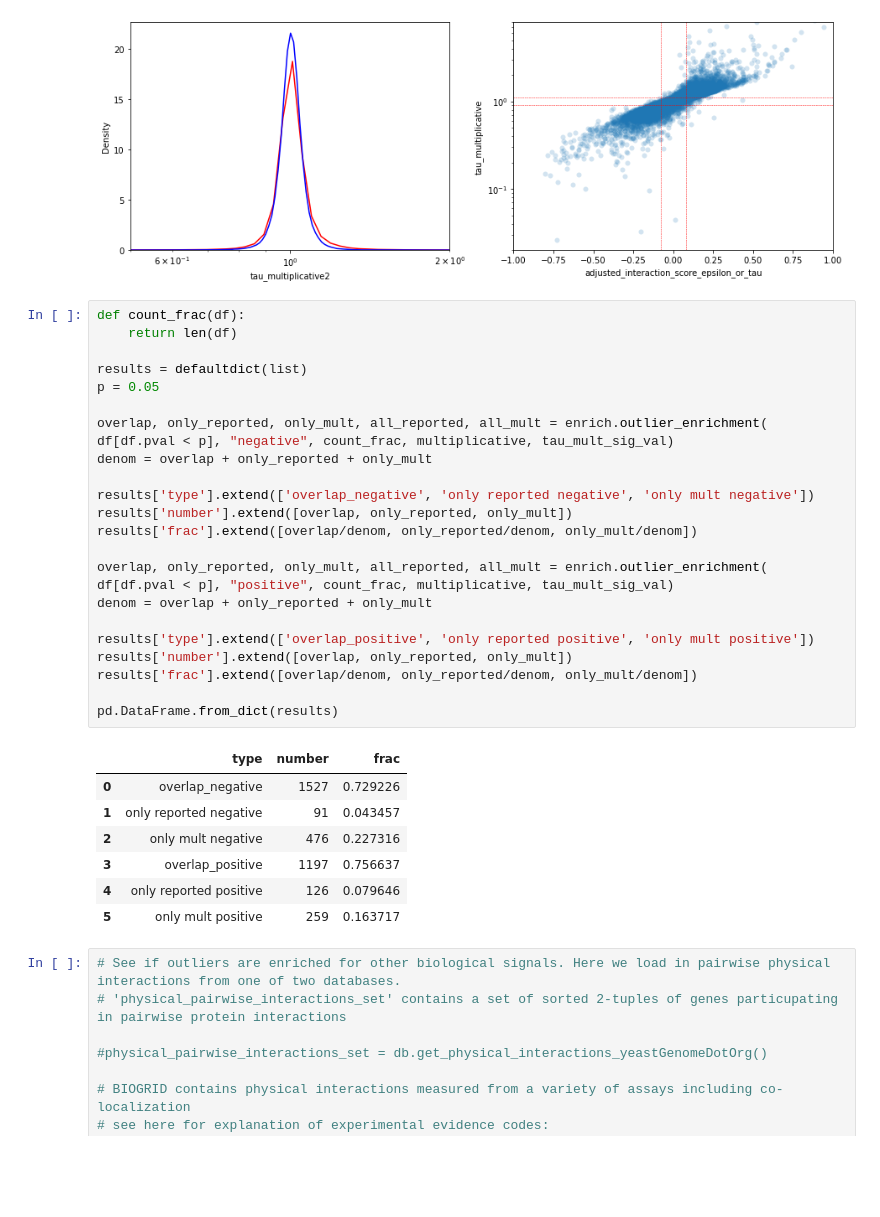
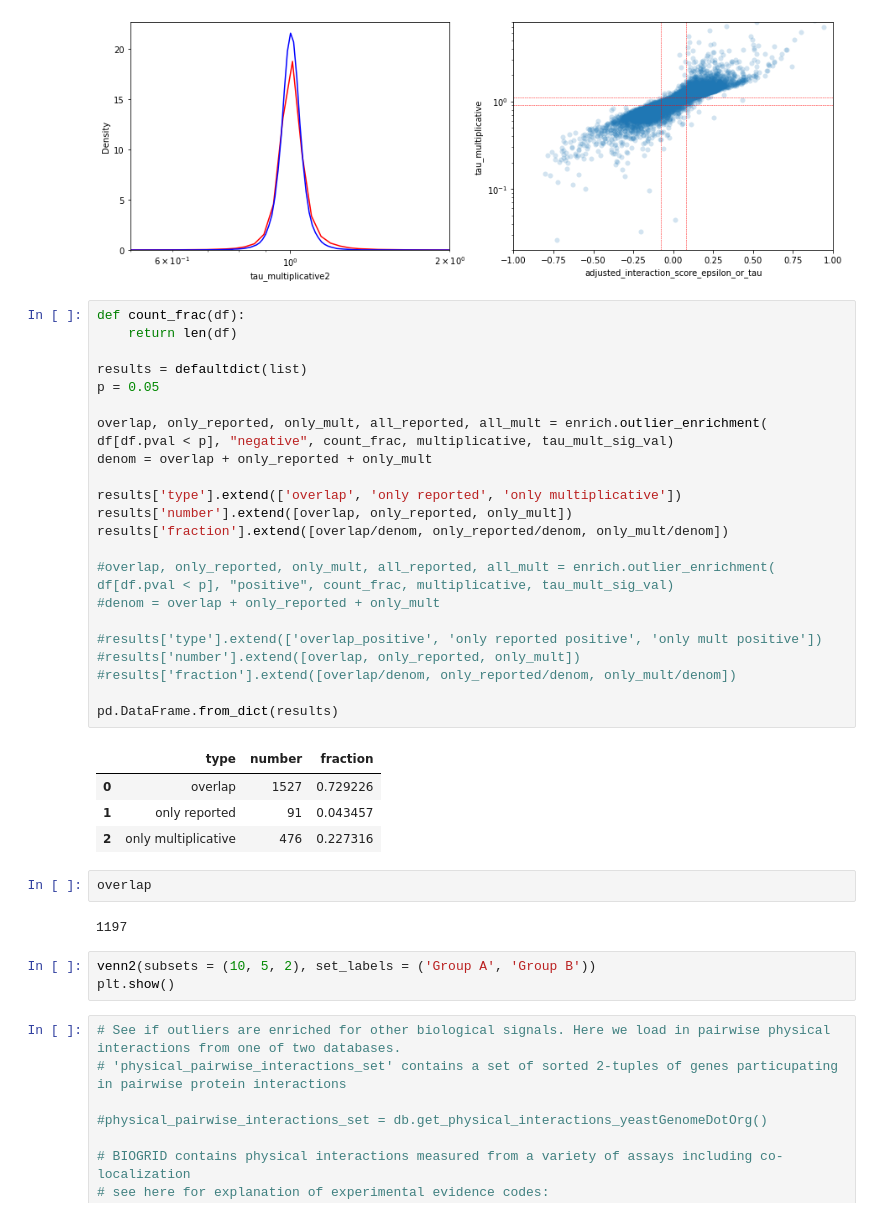
Before and after one commit to brian-arnold/epistasis_reanalysis, a Jupyter notebook: yeast_screens/Kuzmin2020.ipynb, the cells around one changed output. Cells and saved outputs as stored; diff of their text form; blank space fills up the shorter version.

```diff
--- a/yeast_screens/Kuzmin2020.ipynb
+++ b/yeast_screens/Kuzmin2020.ipynb
@@ -388,33 +389,37 @@ adjusted_interaction_score_epsilon_or_tau                                   1.00
 # %%
 def count_frac(df):
     return len(df)
 
 results = defaultdict(list)
 p = 0.05
 
 overlap, only_reported, only_mult, all_reported, all_mult = enrich.outlier_enrichment( df[df.pval < p], "negative", count_frac, multiplicative, tau_mult_sig_val)
 denom = overlap + only_reported + only_mult
 
-results['type'].extend(['overlap_negative', 'only reported negative', 'only mult negative'])
+results['type'].extend(['overlap', 'only reported', 'only multiplicative'])
 results['number'].extend([overlap, only_reported, only_mult])
-results['frac'].extend([overlap/denom, only_reported/denom, only_mult/denom])
+results['fraction'].extend([overlap/denom, only_reported/denom, only_mult/denom])
 
-overlap, only_reported, only_mult, all_reported, all_mult = enrich.outlier_enrichment( df[df.pval < p], "positive", count_frac, multiplicative, tau_mult_sig_val)
-denom = overlap + only_reported + only_mult
+#overlap, only_reported, only_mult, all_reported, all_mult = enrich.outlier_enrichment( df[df.pval < p], "positive", count_frac, multiplicative, tau_mult_sig_val)
+#denom = overlap + only_reported + only_mult
 
-results['type'].extend(['overlap_positive', 'only reported positive', 'only mult positive'])
-results['number'].extend([overlap, only_reported, only_mult])
-results['frac'].extend([overlap/denom, only_reported/denom, only_mult/denom])
+#results['type'].extend(['overlap_positive', 'only reported positive', 'only mult positive'])
+#results['number'].extend([overlap, only_reported, only_mult])
+#results['fraction'].extend([overlap/denom, only_reported/denom, only_mult/denom])
 
 pd.DataFrame.from_dict(results)
 # %% [output]
-|  | type | number | frac |
-| 0 | overlap_negative | 1527 | 0.729226 |
-| 1 | only reported negative | 91 | 0.043457 |
-| 2 | only mult negative | 476 | 0.227316 |
-| 3 | overlap_positive | 1197 | 0.756637 |
-| 4 | only reported positive | 126 | 0.079646 |
-| 5 | only mult positive | 259 | 0.163717 |
+|  | type | number | fraction |
+| 0 | overlap | 1527 | 0.729226 |
+| 1 | only reported | 91 | 0.043457 |
+| 2 | only multiplicative | 476 | 0.227316 |
+# %%
+overlap
+# %% [output]
+1197
+# %%
+venn2(subsets = (10, 5, 2), set_labels = ('Group A', 'Group B'))
+plt.show()
 # %%
 # See if outliers are enriched for other biological signals. Here we load in pairwise physical interactions from one of two databases.
 # 'physical_pairwise_interactions_set' contains a set of sorted 2-tuples of genes particupating in pairwise protein interactions
```
Also changed, not shown: parts of 12 cells of this notebook, 1 other file.
